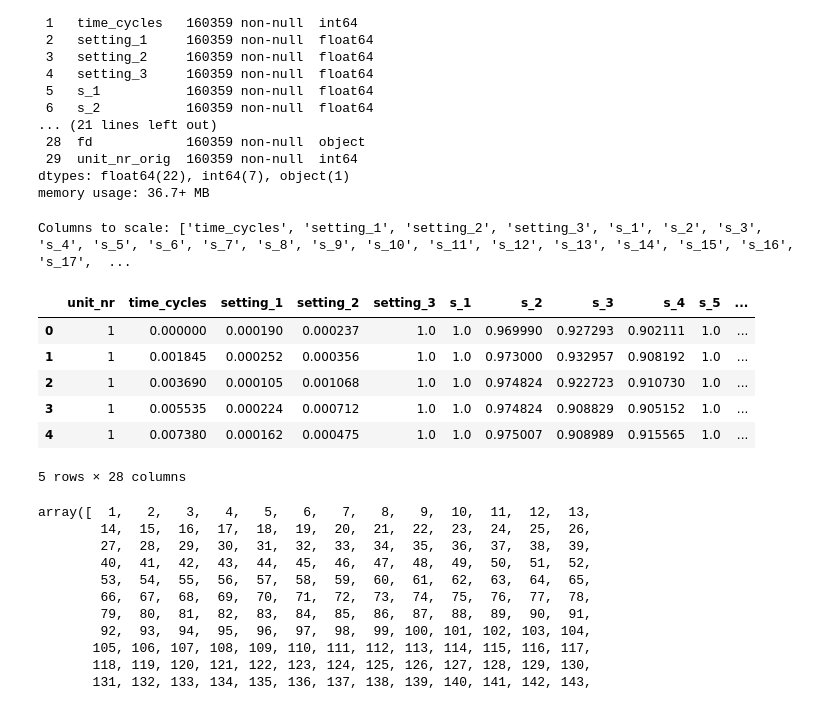
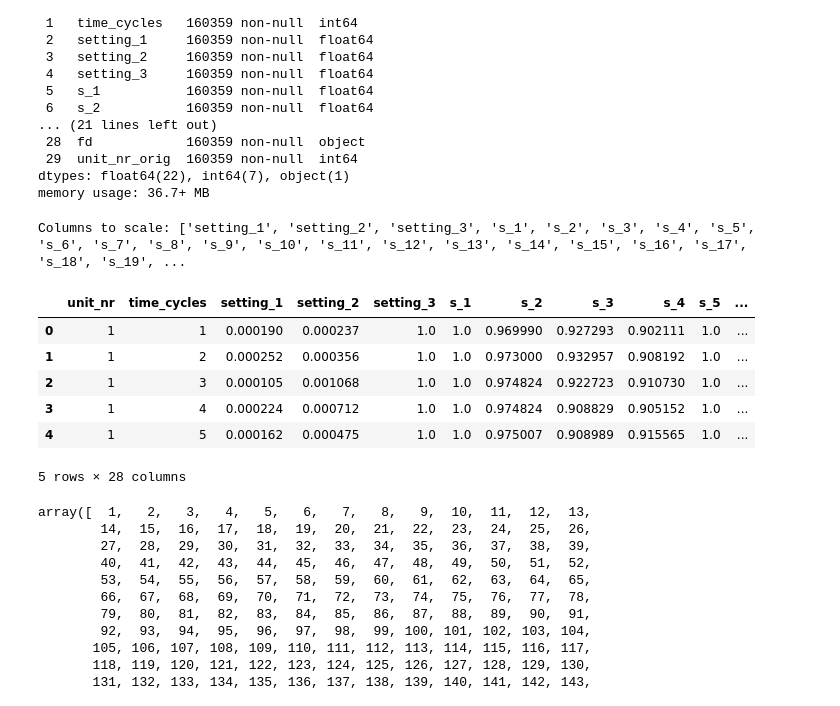
Before and after one commit to liminm/rul-lstm-rul-prediction, a Jupyter notebook: nasa_jet_engine_predictive_maintenance.ipynb, the cells around one changed output. Drawn from its saved outputs; the diff is of its cells as text; code cells hidden in the pictures.

```diff
--- a/nasa_jet_engine_predictive_maintenance.ipynb
+++ b/nasa_jet_engine_predictive_maintenance.ipynb
@@ -113,30 +94,31 @@ memory usage: 36.7+ MB
 # %%
 from sklearn.preprocessing import MinMaxScaler
 
 
-not_scaled_cols = ['unit_nr', 'RUL', 'max_cycle']
+not_scaled_cols = ['unit_nr', 'RUL', 'max_cycle', 'time_cycles']
 
 col_set = set(col_names)
 columns_to_scale = [col for col in col_names if col not in not_scaled_cols]
 
 print("Columns to scale:", columns_to_scale)
 
 scaler = MinMaxScaler(feature_range=(0, 1))
 scaled = scaler.fit_transform(data_df[columns_to_scale])
 scaled_data_df = pd.DataFrame(scaled, columns=columns_to_scale, index=data_df.index)
 
 scaled_data_df.insert(0, 'unit_nr', data_df['unit_nr'])
+scaled_data_df.insert(1, 'time_cycles', data_df['time_cycles'])
 scaled_data_df.insert(len(scaled_data_df.columns), 'RUL', data_df['RUL'])
 scaled_data_df.insert(len(scaled_data_df.columns), 'max_cycle', data_df['max_cycle'])
 scaled_data_df.head()
 # %% [output]
-Columns to scale: ['time_cycles', 'setting_1', 'setting_2', 'setting_3', 's_1', 's_2', 's_3', 's_4', 's_5', 's_6', 's_7', 's_8', 's_9', 's_10', 's_11', 's_12', 's_13', 's_14', 's_15', 's_16', 's_17',  ...
+Columns to scale: ['setting_1', 'setting_2', 'setting_3', 's_1', 's_2', 's_3', 's_4', 's_5', 's_6', 's_7', 's_8', 's_9', 's_10', 's_11', 's_12', 's_13', 's_14', 's_15', 's_16', 's_17', 's_18', 's_19', ...
 |  | unit_nr | time_cycles | setting_1 | setting_2 | setting_3 | s_1 | s_2 | s_3 | s_4 | s_5 | ... |
-| 0 | 1 | 0.000000 | 0.000190 | 0.000237 | 1.0 | 1.0 | 0.969990 | 0.927293 | 0.902111 | 1.0 | ... |
-| 1 | 1 | 0.001845 | 0.000252 | 0.000356 | 1.0 | 1.0 | 0.973000 | 0.932957 | 0.908192 | 1.0 | ... |
-| 2 | 1 | 0.003690 | 0.000105 | 0.001068 | 1.0 | 1.0 | 0.974824 | 0.922723 | 0.910730 | 1.0 | ... |
-| 3 | 1 | 0.005535 | 0.000224 | 0.000712 | 1.0 | 1.0 | 0.974824 | 0.908829 | 0.905152 | 1.0 | ... |
-| 4 | 1 | 0.007380 | 0.000162 | 0.000475 | 1.0 | 1.0 | 0.975007 | 0.908989 | 0.915565 | 1.0 | ... |
+| 0 | 1 | 1 | 0.000190 | 0.000237 | 1.0 | 1.0 | 0.969990 | 0.927293 | 0.902111 | 1.0 | ... |
+| 1 | 1 | 2 | 0.000252 | 0.000356 | 1.0 | 1.0 | 0.973000 | 0.932957 | 0.908192 | 1.0 | ... |
+| 2 | 1 | 3 | 0.000105 | 0.001068 | 1.0 | 1.0 | 0.974824 | 0.922723 | 0.910730 | 1.0 | ... |
+| 3 | 1 | 4 | 0.000224 | 0.000712 | 1.0 | 1.0 | 0.974824 | 0.908829 | 0.905152 | 1.0 | ... |
+| 4 | 1 | 5 | 0.000162 | 0.000475 | 1.0 | 1.0 | 0.975007 | 0.908989 | 0.915565 | 1.0 | ... |
 5 rows × 28 columns
 # %%
 import numpy as np
```
Also changed, not shown: parts of 15 cells of this notebook.
